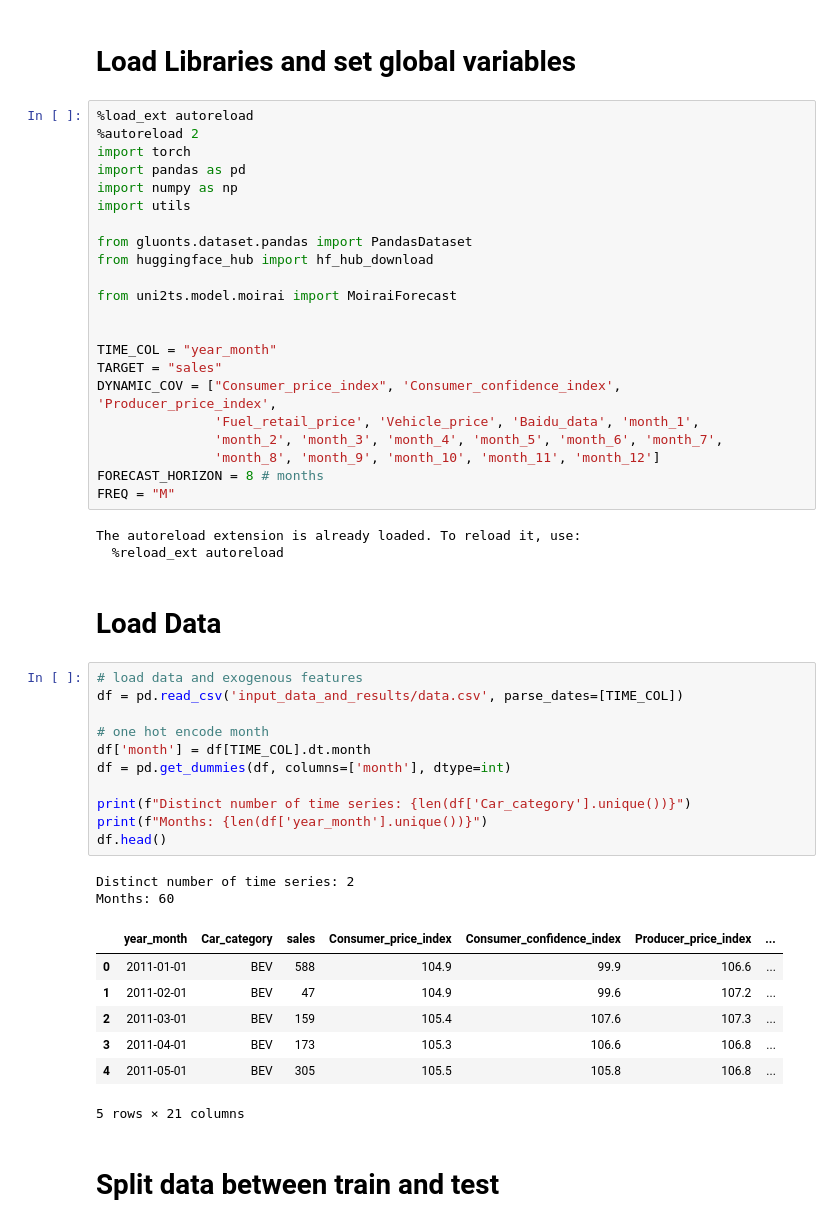
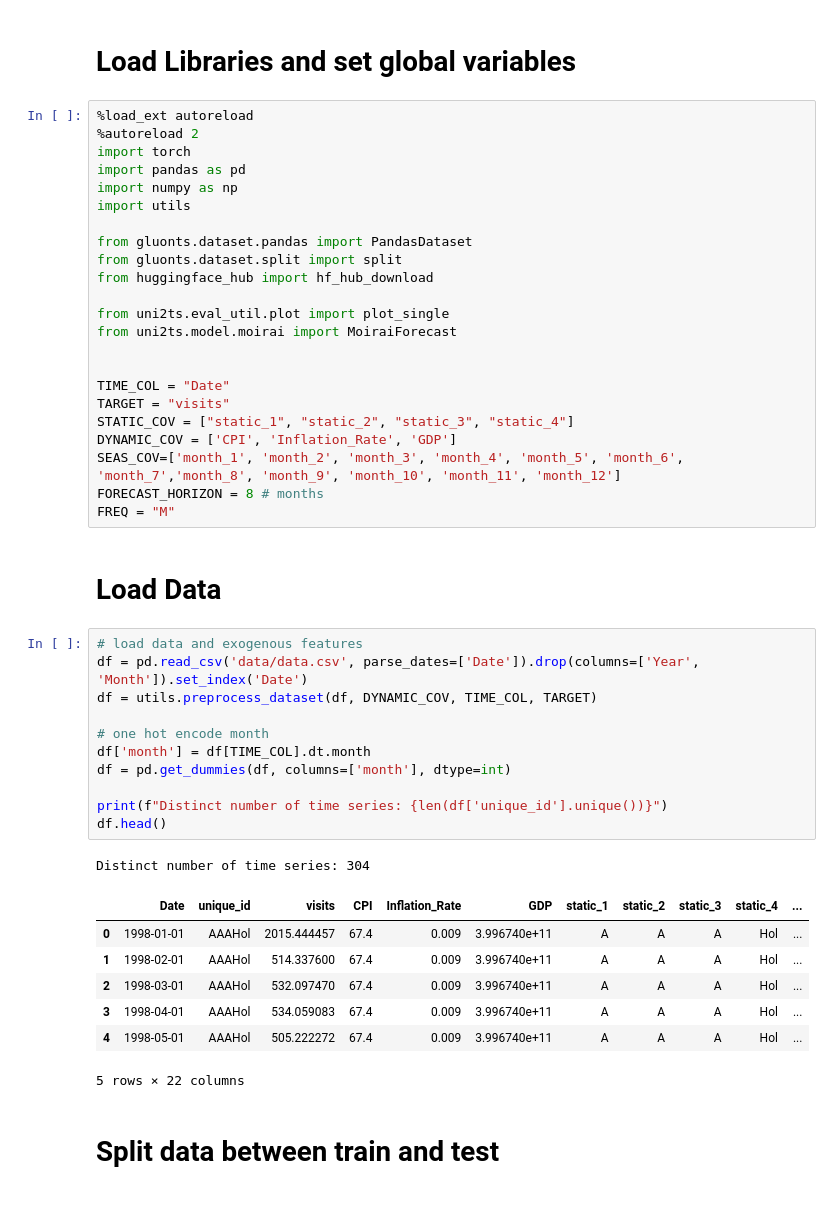
Before and after one commit to zaai-ai/lab, a Jupyter notebook: forecasting/MOIRAI/moirai.ipynb, the cells around one changed output. Saved outputs shown, nothing was run; the diff lists cells and outputs as text.

```diff
--- a/forecasting/MOIRAI/moirai.ipynb
+++ b/forecasting/MOIRAI/moirai.ipynb
@@ -9,45 +9,42 @@ import numpy as np
 import utils
 
 from gluonts.dataset.pandas import PandasDataset
+from gluonts.dataset.split import split
 from huggingface_hub import hf_hub_download
 
+from uni2ts.eval_util.plot import plot_single
 from uni2ts.model.moirai import MoiraiForecast
 
 
-TIME_COL = "year_month"
-TARGET = "sales"
-DYNAMIC_COV = ["Consumer_price_index", 'Consumer_confidence_index', 'Producer_price_index',
-               'Fuel_retail_price', 'Vehicle_price', 'Baidu_data', 'month_1',
-               'month_2', 'month_3', 'month_4', 'month_5', 'month_6', 'month_7',
-               'month_8', 'month_9', 'month_10', 'month_11', 'month_12']
+TIME_COL = "Date"
+TARGET = "visits"
+STATIC_COV = ["static_1", "static_2", "static_3", "static_4"]
+DYNAMIC_COV = ['CPI', 'Inflation_Rate', 'GDP']
+SEAS_COV=['month_1', 'month_2', 'month_3', 'month_4', 'month_5', 'month_6', 'month_7','month_8', 'month_9', 'month_10', 'month_11', 'month_12']
 FORECAST_HORIZON = 8 # months
 FREQ = "M"
-# %% [output]
-The autoreload extension is already loaded. To reload it, use:
-  %reload_ext autoreload
 # %% [markdown]
 # Load Data
 # %%
 # load data and exogenous features
-df = pd.read_csv('input_data_and_results/data.csv', parse_dates=[TIME_COL])
+df = pd.read_csv('data/data.csv', parse_dates=['Date']).drop(columns=['Year', 'Month']).set_index('Date')
+df = utils.preprocess_dataset(df, DYNAMIC_COV, TIME_COL, TARGET)
 
 # one hot encode month
 df['month'] = df[TIME_COL].dt.month
 df = pd.get_dummies(df, columns=['month'], dtype=int)
 
-print(f"Distinct number of time series: {len(df['Car_category'].unique())}")
-print(f"Months: {len(df['year_month'].unique())}")
+print(f"Distinct number of time series: {len(df['unique_id'].unique())}")
 df.head()
 # %% [output]
-Distinct number of time series: 2
-Months: 60
+Distinct number of time series: 304
-|  | year_month | Car_category | sales | Consumer_price_index | Consumer_confidence_index | Producer_price_index | ... |
-| 0 | 2011-01-01 | BEV | 588 | 104.9 | 99.9 | 106.6 | ... |
-| 1 | 2011-02-01 | BEV | 47 | 104.9 | 99.6 | 107.2 | ... |
-| 2 | 2011-03-01 | BEV | 159 | 105.4 | 107.6 | 107.3 | ... |
-| 3 | 2011-04-01 | BEV | 173 | 105.3 | 106.6 | 106.8 | ... |
-| 4 | 2011-05-01 | BEV | 305 | 105.5 | 105.8 | 106.8 | ... |
+|  | Date | unique_id | visits | CPI | Inflation_Rate | GDP | static_1 | static_2 | static_3 | static_4 | ... |
+| 0 | 1998-01-01 | AAAHol | 2015.444457 | 67.4 | 0.009 | 3.996740e+11 | A | A | A | Hol | ... |
+| 1 | 1998-02-01 | AAAHol | 514.337600 | 67.4 | 0.009 | 3.996740e+11 | A | A | A | Hol | ... |
+| 2 | 1998-03-01 | AAAHol | 532.097470 | 67.4 | 0.009 | 3.996740e+11 | A | A | A | Hol | ... |
+| 3 | 1998-04-01 | AAAHol | 534.059083 | 67.4 | 0.009 | 3.996740e+11 | A | A | A | Hol | ... |
+| 4 | 1998-05-01 | AAAHol | 505.222272 | 67.4 | 0.009 | 3.996740e+11 | A | A | A | Hol | ... |
-5 rows × 21 columns
+5 rows × 22 columns
 # %% [markdown]
 # Split data between train and test
 # %%
```
Also changed, not shown: parts of 6 cells of this notebook, 5 other files.
